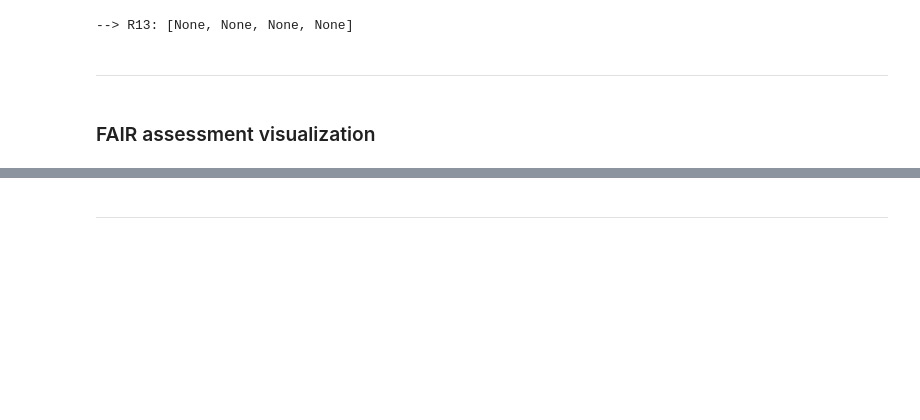
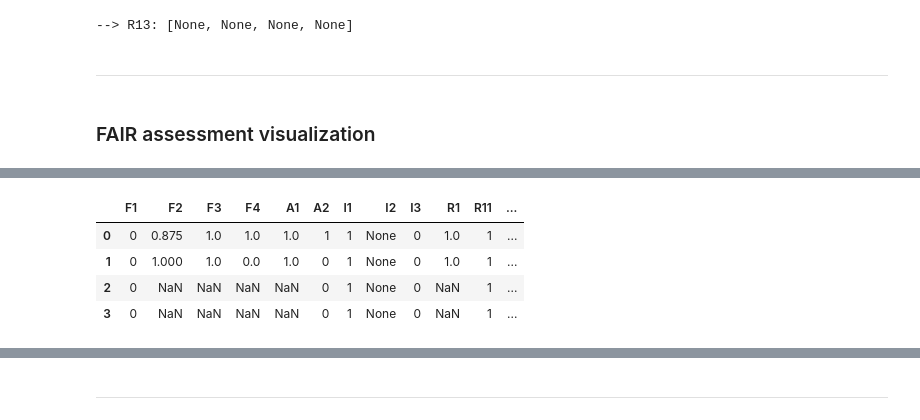
Before and after one commit to sbonaretti/FAIR_metrics, a Jupyter notebook: code/FAIR_assessment.ipynb, the cells around one changed output, grey strips where cells are left out. Saved outputs shown, nothing was run; the diff lists cells and outputs as text; code cells hidden in the pictures; blank space fills up the shorter version.

```diff
--- a/code/FAIR_assessment.ipynb
+++ b/code/FAIR_assessment.ipynb
@@ -1143,0 +996,32 @@ pl
+# %%
+# create empty dataframe
+df = pd.DataFrame()
+
+data = {
+        "F1"    : F1,
+        "F2"    : F2,
+        "F3"    : F3,
+        "F4"    : F4,
+        "A1"    : A1,
+        "A2"    : A2,
+        "I1"    : I1,
+        "I2"    : I2,
+        "I3"    : I3,
+        "R1"    : R1,
+        "R11"   : R11,
+        "R12"   : R12,
+        "R13"   : R13,
+
+
+       }
+df = pd.DataFrame (data)
+
+# display
+pd.set_option("display.max_rows",df.shape[0])
+df
+# %% [output]
+|  | F1 | F2 | F3 | F4 | A1 | A2 | I1 | I2 | I3 | R1 | R11 | ... |
+| 0 | 0 | 0.875 | 1.0 | 1.0 | 1.0 | 1 | 1 | None | 0 | 1.0 | 1 | ... |
+| 1 | 0 | 1.000 | 1.0 | 0.0 | 1.0 | 0 | 1 | None | 0 | 1.0 | 1 | ... |
+| 2 | 0 | NaN | NaN | NaN | NaN | 0 | 1 | None | 0 | NaN | 1 | ... |
+| 3 | 0 | NaN | NaN | NaN | NaN | 0 | 1 | None | 0 | NaN | 1 | ... |
```
Also changed, not shown: parts of 71 cells of this notebook.
